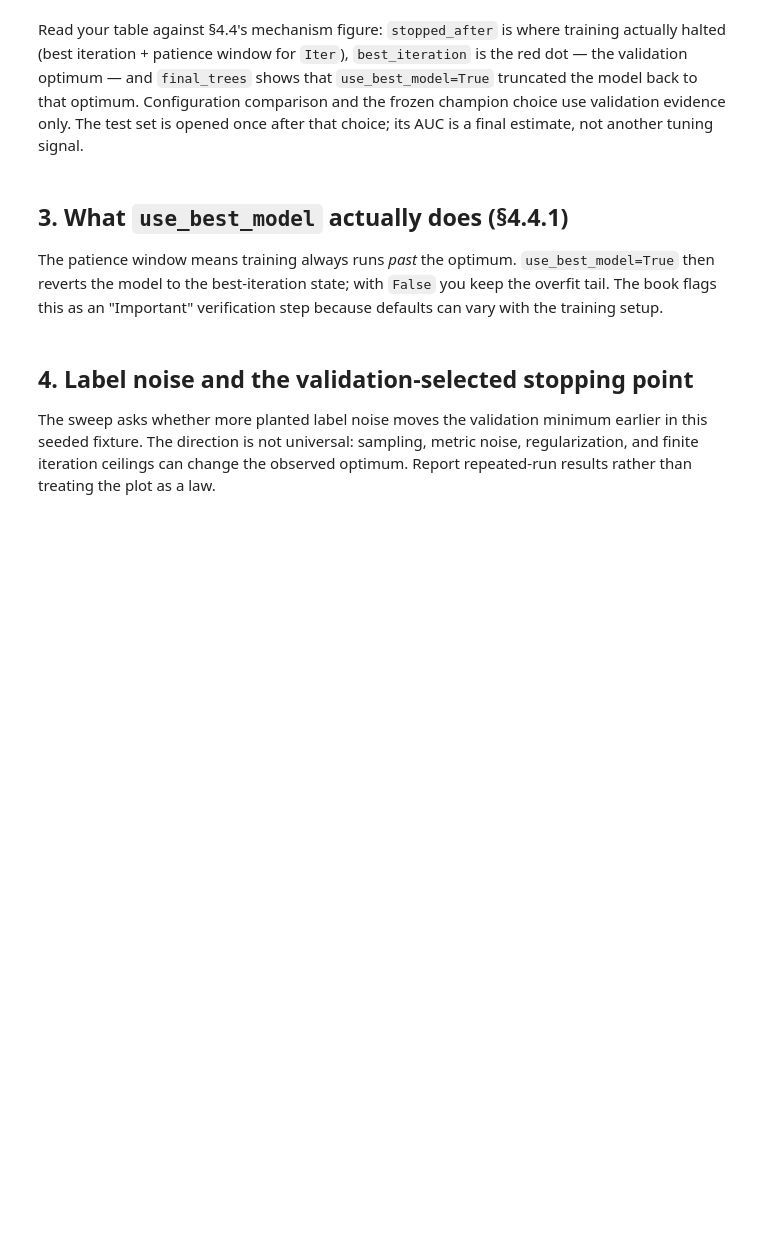
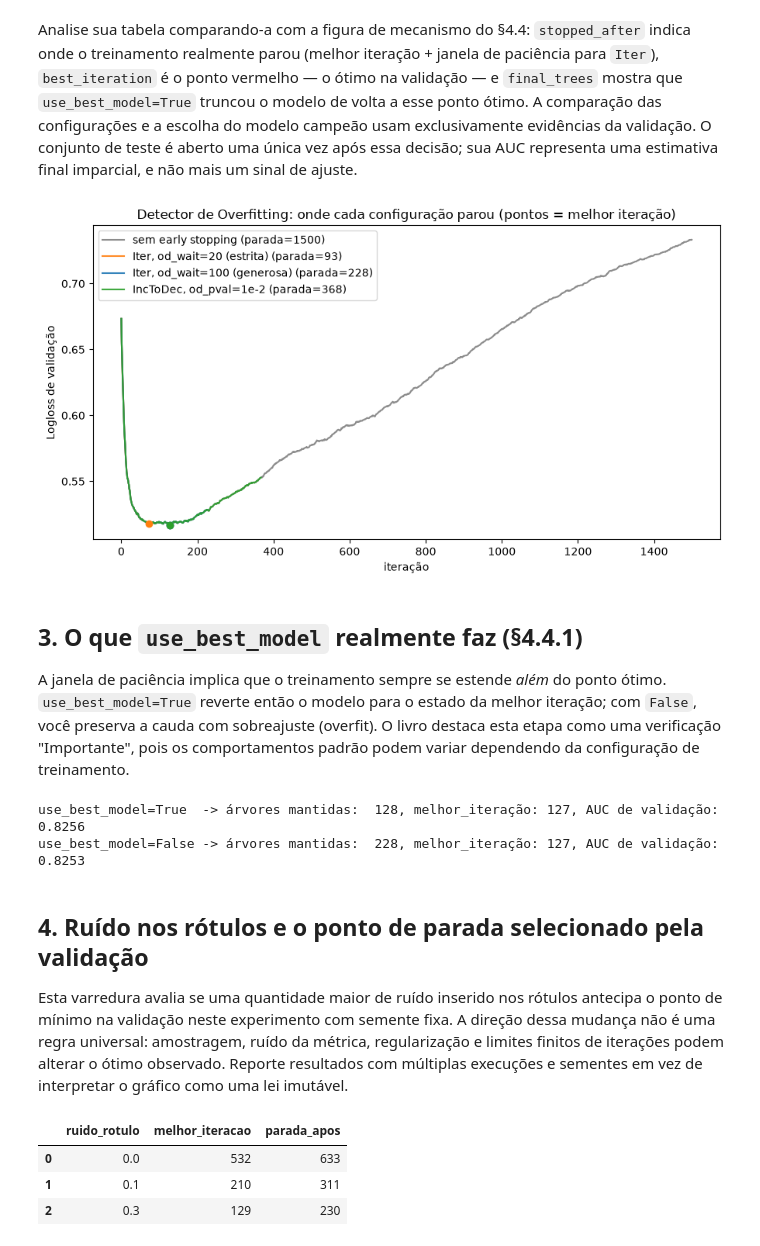
Before and after one commit to j2evaldo/exemplo_catboost, a Jupyter notebook: 01_diagnostico_tuning/overfitting_detector_lab.ipynb, the cells around one changed output. Cells and saved outputs as stored; diff of their text form; code cells hidden in the pictures; blank space fills up the shorter version.

Commit message:
Tratamento do notebook de detecção de Overfitting

```diff
--- a/01_diagnostico_tuning/overfitting_detector_lab.ipynb
+++ b/01_diagnostico_tuning/overfitting_detector_lab.ipynb
@@ -65,9 +70,9 @@ def run_od(name, fit_kwargs=None, ctor_kwargs=None):
 
 models, rows = {}, []
 for name, fk, ck in [
-    ("no early stopping",              {}, {}),
-    ("Iter, od_wait=20 (tight)",       {"early_stopping_rounds": 20}, {}),
-    ("Iter, od_wait=100 (generous)",   {"early_stopping_rounds": 100}, {}),
+    ("sem early stopping",             {}, {}),
+    ("Iter, od_wait=20 (estrita)",     {"early_stopping_rounds": 20}, {}),
+    ("Iter, od_wait=100 (generosa)",   {"early_stopping_rounds": 100}, {}),
     ("IncToDec, od_pval=1e-2",         {}, {"od_type": "IncToDec", "od_pval": 1e-2}),
 ]:
     m, r = run_od(name, fk, ck)
@@ -76,11 +81,11 @@ for name, fk, ck in [
 od_table = pd.DataFrame(rows)
 display(od_table)
 
-# Freeze the choice on validation evidence, then open the test set once.
+# Congela a escolha com base nas evidências de validação; depois, abre o conjunto de teste uma única vez.
 champion_name = (od_table.sort_values(
     ["validation_AUC", "fit_time_s"], ascending=[False, True])
     .iloc[0]["config"])
 champion = models[champion_name]
 champion_test_auc = roc_auc_score(y_te, champion.predict_proba(X_te)[:, 1])
-print(f"frozen champion: {champion_name}")
-print(f"one-shot untouched test AUC: {champion_test_auc:.4f}")
+print(f"campeão selecionado: {champion_name}")
+print(f"AUC no teste intocado (avaliação única): {champion_test_auc:.4f}")
@@ -87,21 +100,23 @@ print(f"one-shot untouched test AUC: {champion_test_auc:.4f}")
 # %% [markdown]
-Read your table against §4.4's mechanism figure: `stopped_after` is where training actually halted (best iteration + patience window for `Iter`), `best_iteration` is the red dot — the validation optimum — and `final_trees` shows that `use_best_model=True` truncated the model back to that optimum. Configuration comparison and the frozen champion choice use validation evidence only. The test set is opened once after that choice; its AUC is a final estimate, not another tuning signal.
+Analise sua tabela comparando-a com a figura de mecanismo do §4.4: `stopped_after` indica onde o treinamento realmente parou (melhor iteração + janela de paciência para `Iter`), `best_iteration` é o ponto vermelho — o ótimo na validação — e `final_trees` mostra que `use_best_model=True` truncou o modelo de volta a esse ponto ótimo. A comparação das configurações e a escolha do modelo campeão usam exclusivamente evidências da validação. O conjunto de teste é aberto uma única vez após essa decisão; sua AUC representa uma estimativa final imparcial, e não mais um sinal de ajuste.
 # %%
 plt.figure(figsize=(9, 5))
-colors = {"no early stopping": "gray", "Iter, od_wait=20 (tight)": "tab:orange",
-          "Iter, od_wait=100 (generous)": "tab:blue", "IncToDec, od_pval=1e-2": "tab:green"}
+colors = {"sem early stopping": "gray", "Iter, od_wait=20 (estrita)": "tab:orange",
+          "Iter, od_wait=100 (generosa)": "tab:blue", "IncToDec, od_pval=1e-2": "tab:green"}
 for name, m in models.items():
     curve = m.get_evals_result()["validation"]["Logloss"]
-    plt.plot(curve, label=f"{name} (stop={len(curve)})", color=colors[name],
+    plt.plot(curve, label=f"{name} (parada={len(curve)})", color=colors[name],
              lw=1.5, alpha=0.9)
     plt.scatter([m.get_best_iteration()], [min(curve)], color=colors[name], zorder=5)
-plt.xlabel("iteration"); plt.ylabel("validation Logloss")
-plt.title("Overfitting Detector: where each configuration stopped (dots = best iteration)")
+plt.xlabel("iteração"); plt.ylabel("Logloss de validação")
+plt.title("Detector de Overfitting: onde cada configuração parou (pontos = melhor iteração)")
 plt.legend(); plt.tight_layout(); plt.show()
+# %% [output]
+[figure, added]
 # %% [markdown]
-## 3. What `use_best_model` actually does (§4.4.1)
+## 3. O que `use_best_model` realmente faz (§4.4.1)
 
-The patience window means training always runs *past* the optimum. `use_best_model=True` then reverts the model to the best-iteration state; with `False` you keep the overfit tail. The book flags this as an "Important" verification step because defaults can vary with the training setup.
+A janela de paciência implica que o treinamento sempre se estende *além* do ponto ótimo. `use_best_model=True` reverte então o modelo para o estado da melhor iteração; com `False`, você preserva a cauda com sobreajuste (overfit). O livro destaca esta etapa como uma verificação "Importante", pois os comportamentos padrão podem variar dependendo da configuração de treinamento.
 # %%
 for ubm in [True, False]:
     m = CatBoostClassifier(iterations=ITERS, depth=6, learning_rate=0.1,
@@ -109,12 +124,15 @@ for ubm in [True, False]:
     m.fit(X_tr, y_tr, eval_set=(X_va, y_va), early_stopping_rounds=100,
           use_best_model=ubm)
     val_auc = roc_auc_score(y_va, m.predict_proba(X_va)[:, 1])
-    print(f"use_best_model={ubm!s:5s} -> trees kept: {m.tree_count_:4d}, "
-          f"best_iteration: {m.get_best_iteration()}, validation AUC: {val_auc:.4f}")
+    print(f"use_best_model={ubm!s:5s} -> árvores mantidas: {m.tree_count_:4d}, "
+          f"melhor_iteração: {m.get_best_iteration()}, AUC de validação: {val_auc:.4f}")
+# %% [output]
+use_best_model=True  -> árvores mantidas:  128, melhor_iteração: 127, AUC de validação: 0.8256
+use_best_model=False -> árvores mantidas:  228, melhor_iteração: 127, AUC de validação: 0.8253
 # %% [markdown]
-## 4. Label noise and the validation-selected stopping point
+## 4. Ruído nos rótulos e o ponto de parada selecionado pela validação
 
-The sweep asks whether more planted label noise moves the validation minimum earlier in this seeded fixture. The direction is not universal: sampling, metric noise, regularization, and finite iteration ceilings can change the observed optimum. Report repeated-run results rather than treating the plot as a law.
+Esta varredura avalia se uma quantidade maior de ruído inserido nos rótulos antecipa o ponto de mínimo na validação neste experimento com semente fixa. A direção dessa mudança não é uma regra universal: amostragem, ruído da métrica, regularização e limites finitos de iterações podem alterar o ótimo observado. Reporte resultados com múltiplas execuções e sementes em vez de interpretar o gráfico como uma lei imutável.
 # %%
 rows = []
 for noise in [0.0, 0.1, 0.3]:
@@ -126,7 +144,12 @@ for noise in [0.0, 0.1, 0.3]:
     m = CatBoostClassifier(iterations=ITERS, depth=6, learning_rate=0.1,
                            random_seed=RANDOM_SEED, verbose=0, allow_writing_files=False)
     m.fit(Xn_tr, yn_tr, eval_set=(Xn_va, yn_va), early_stopping_rounds=100, use_best_model=True)
-    rows.append({"label_noise": noise, "best_iteration": m.get_best_iteration(),
-                 "stopped_after": len(m.get_evals_result()["validation"]["Logloss"])})
+    rows.append({"ruido_rotulo": noise, "melhor_iteracao": m.get_best_iteration(),
+                 "parada_apos": len(m.get_evals_result()["validation"]["Logloss"])})
 pd.DataFrame(rows)
+# %% [output]
+|  | ruido_rotulo | melhor_iteracao | parada_apos |
+| 0 | 0.0 | 532 | 633 |
+| 1 | 0.1 | 210 | 311 |
+| 2 | 0.3 | 129 | 230 |
 # %% [markdown]
```
Also changed, not shown: parts of 7 cells of this notebook, 1 other file.
